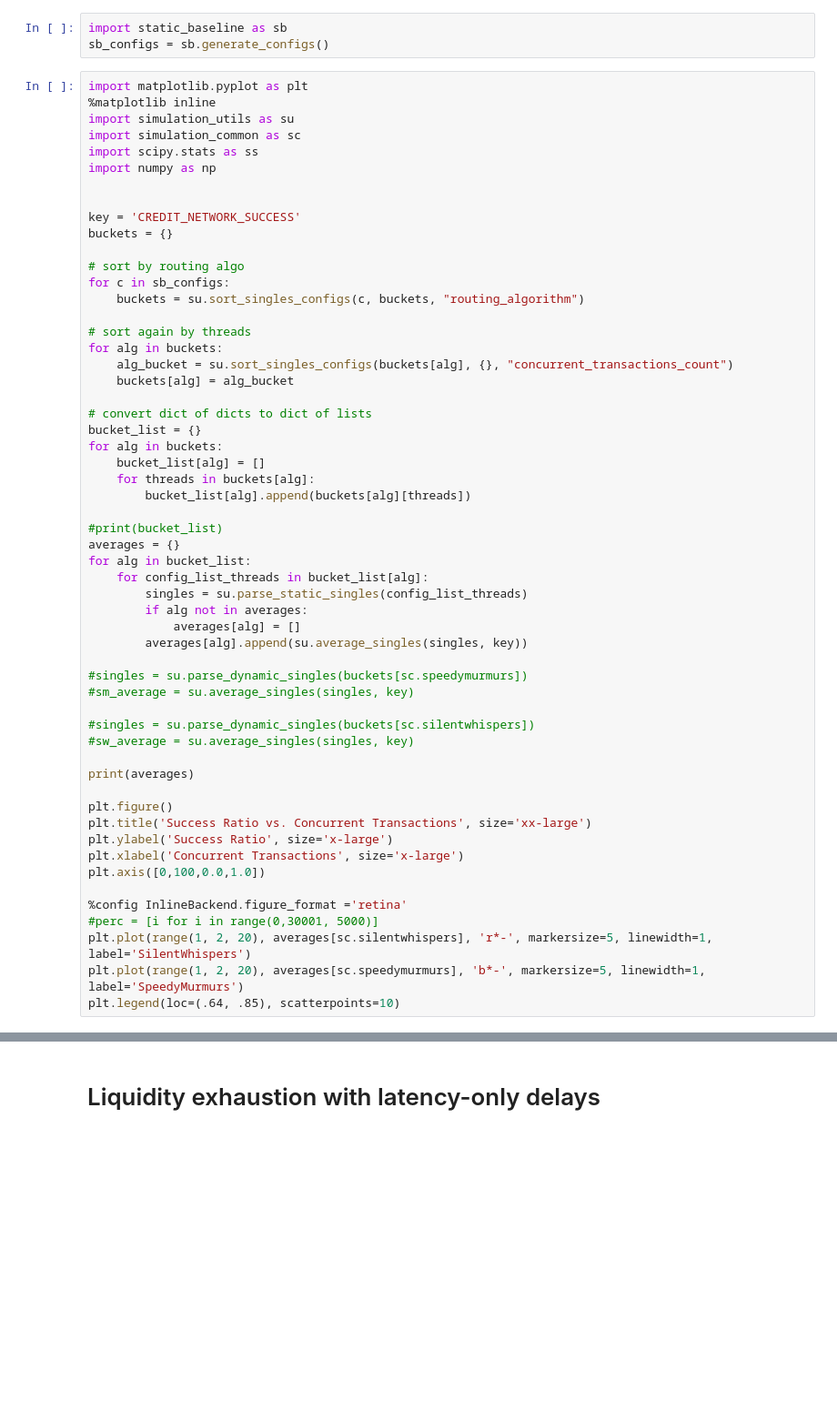
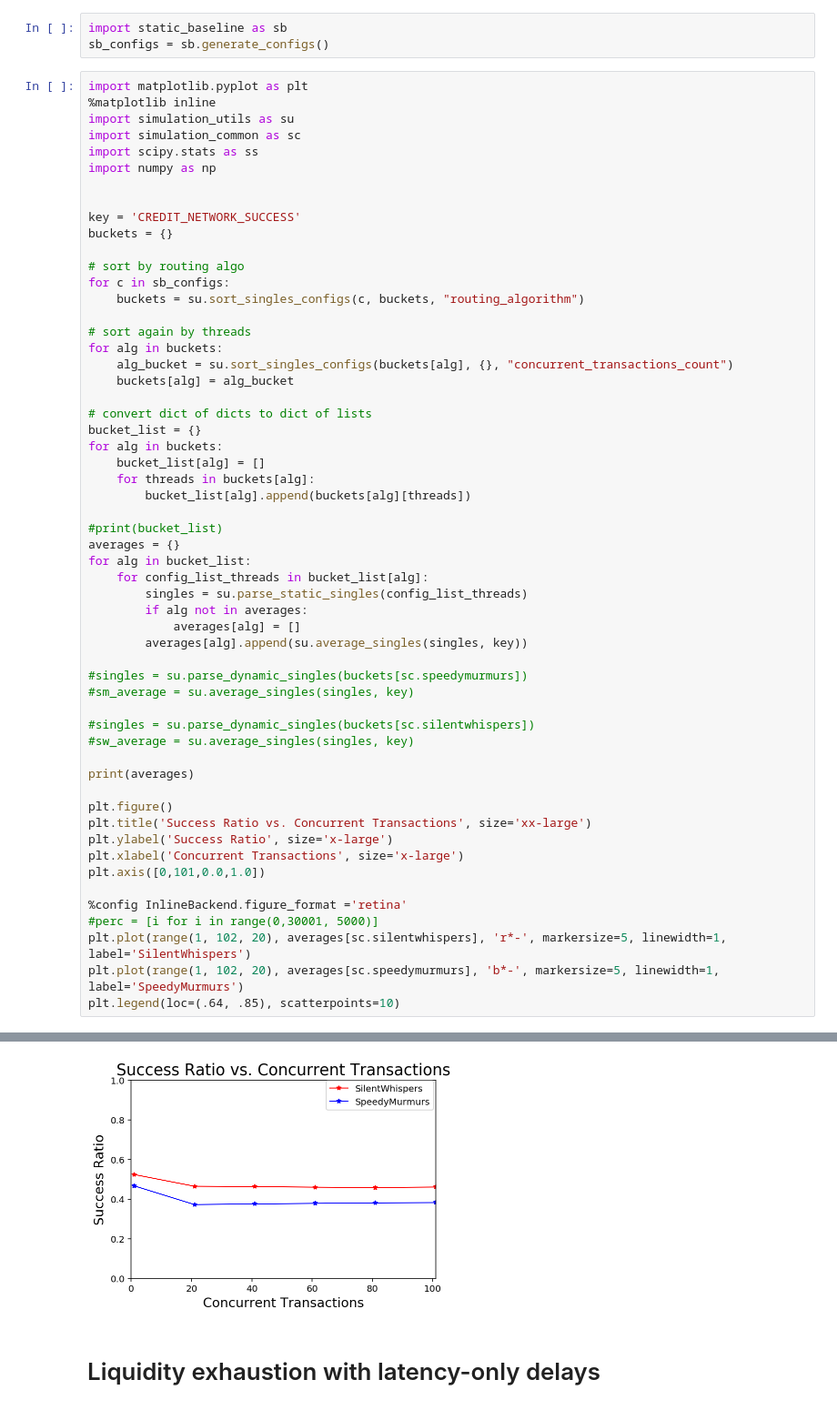
Before and after one commit to iowaguy/pcn-simulator, a Jupyter notebook: speedy-murmurs-simulator/Payment-Channel-Network-Simulations.ipynb, the cells around one changed output, grey strips where cells are left out. Shown at 91% size. Drawn from its saved outputs; the diff is of its cells as text; blank space fills up the shorter version.

```diff
--- a/speedy-murmurs-simulator/Payment-Channel-Network-Simulations.ipynb
+++ b/speedy-murmurs-simulator/Payment-Channel-Network-Simulations.ipynb
@@ -523,11 +525,11 @@ plt.figure()
 plt.title('Success Ratio vs. Concurrent Transactions', size='xx-large')
 plt.ylabel('Success Ratio', size='x-large')
 plt.xlabel('Concurrent Transactions', size='x-large')
-plt.axis([0,100,0.0,1.0])
+plt.axis([0,101,0.0,1.0])
 
 %config InlineBackend.figure_format ='retina'
 #perc = [i for i in range(0,30001, 5000)]
-plt.plot(range(1, 2, 20), averages[sc.silentwhispers], 'r*-', markersize=5, linewidth=1, label='SilentWhispers')
-plt.plot(range(1, 2, 20), averages[sc.speedymurmurs], 'b*-', markersize=5, linewidth=1, label='SpeedyMurmurs')
+plt.plot(range(1, 102, 20), averages[sc.silentwhispers], 'r*-', markersize=5, linewidth=1, label='SilentWhispers')
+plt.plot(range(1, 102, 20), averages[sc.speedymurmurs], 'b*-', markersize=5, linewidth=1, label='SpeedyMurmurs')
 plt.legend(loc=(.64, .85), scatterpoints=10)
 # %% [output]
@@ -535,3 +538,4 @@ FileNotFoundError: [Errno 2] No such file or directory: '/Users/ben/workspace/cr
+[figure, added]
 # %% [markdown]
 # Liquidity exhaustion with latency-only delays
 # %%
```
Also changed, not shown: parts of 2 cells of this notebook.
